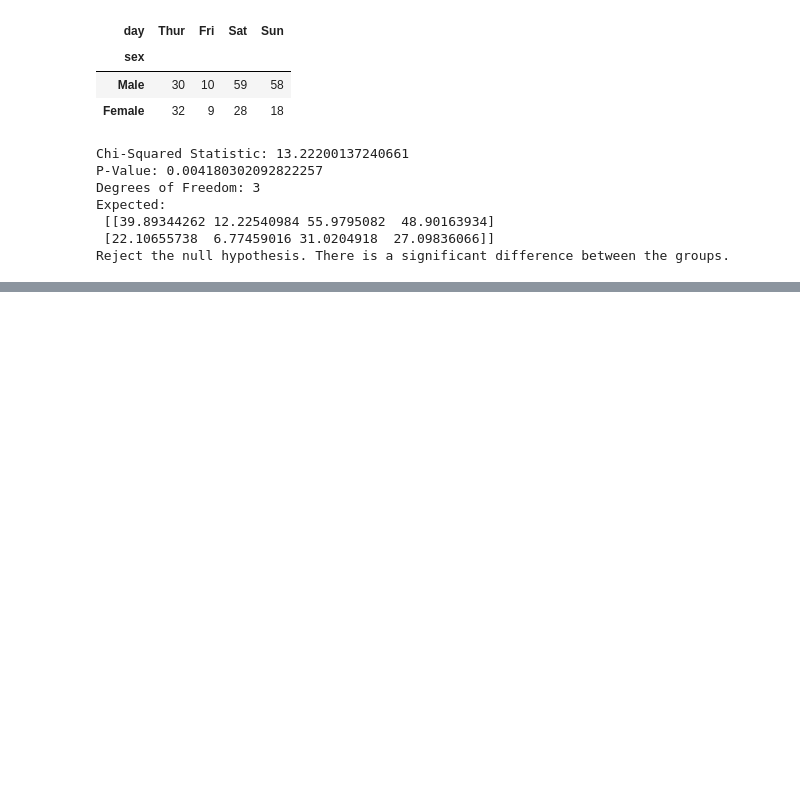
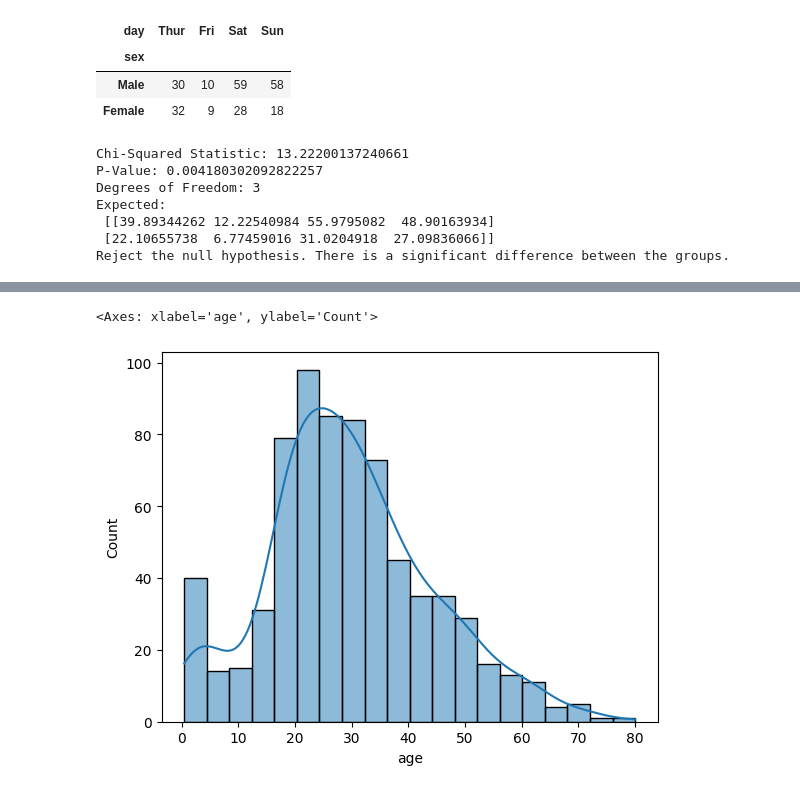
Before and after one commit to Saifullah785/statistics-for-data-science-journey, a Jupyter notebook: Lecture_07_Case_Study/Lecture_07_Case_Study.ipynb, the cells around one changed output, grey strips where cells are left out. Cells and saved outputs as stored; diff of their text form; code cells hidden in the pictures; blank space fills up the shorter version.

```diff
--- a/Lecture_07_Case_Study/Lecture_07_Case_Study.ipynb
+++ b/Lecture_07_Case_Study/Lecture_07_Case_Study.ipynb
@@ -81,0 +93,3 @@ Reject the null hypothesis. There is a significant difference between the groups
+# %%
+df = sns.load_dataset('titanic')
+df.head()
@@ -81,0 +103,5 @@ Reject the null hypothesis. There is a significant difference between the groups
+# %%
+sns.histplot(df['age'], kde=True)
+# %% [output]
+<Axes: xlabel='age', ylabel='Count'>
+[figure, added]
```
Also changed, not shown: parts of 3 cells of this notebook.
